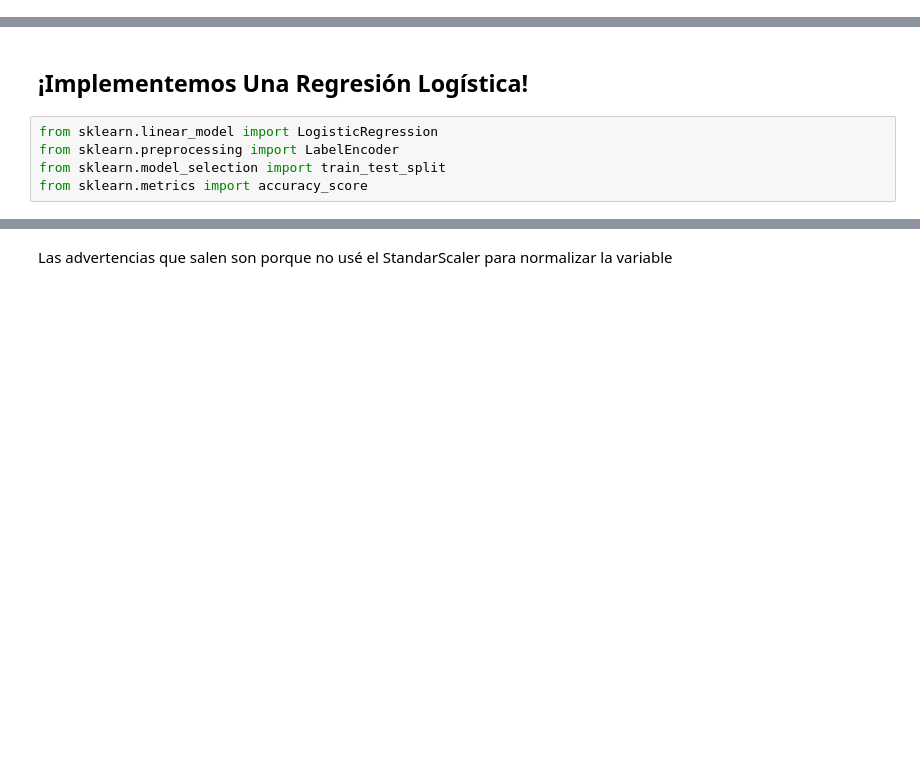
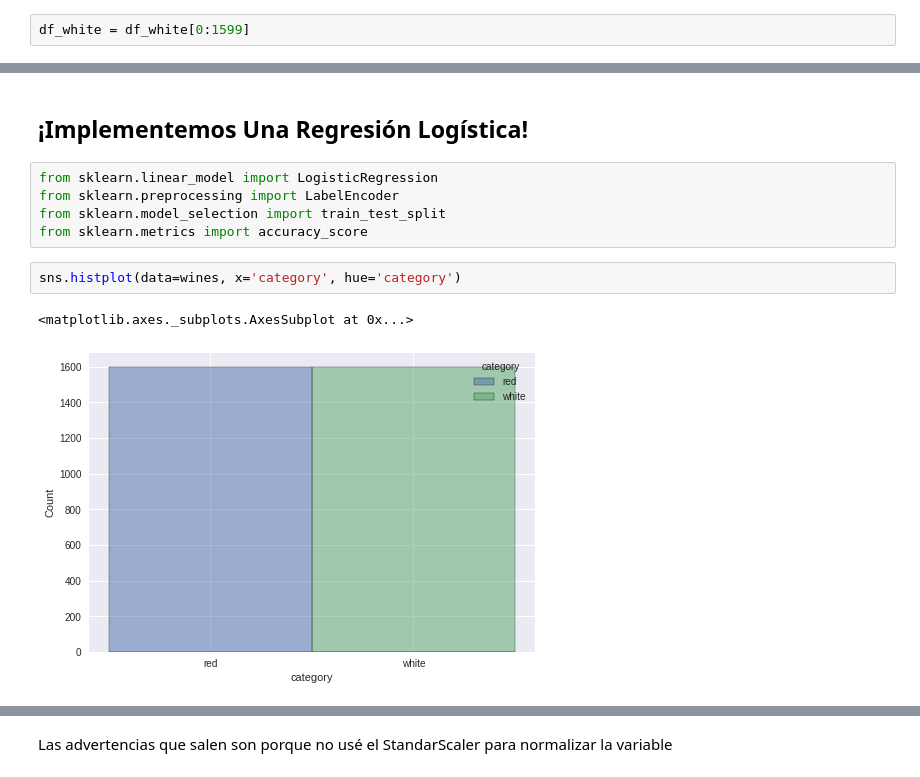
Before and after one commit to robertbarac/EDA-Wines, a Jupyter notebook: EDA_Wines.ipynb, the cells around one changed output, grey strips where cells are left out. Saved outputs shown, nothing was run; the diff lists cells and outputs as text; blank space fills up the shorter version.

```diff
--- a/EDA_Wines.ipynb
+++ b/EDA_Wines.ipynb
@@ -388,6 +394,8 @@ medium    3078
 low       1640
 high       180
 Name: quality_label, dtype: int64
+# %%
+df_white = df_white[0:1599]
 # %%
 wines = df_red.merge(df_white, how='outer')
 wines.shape
@@ -503,3 +511,8 @@ from sklearn.linear_model import LogisticRegression
 from sklearn.preprocessing import LabelEncoder
 from sklearn.model_selection import train_test_split
 from sklearn.metrics import accuracy_score
+# %%
+sns.histplot(data=wines, x='category', hue='category')
+# %% [output]
+<matplotlib.axes._subplots.AxesSubplot at 0x...>
+[figure, added]
```
Also changed, not shown: parts of 26 cells of this notebook.
